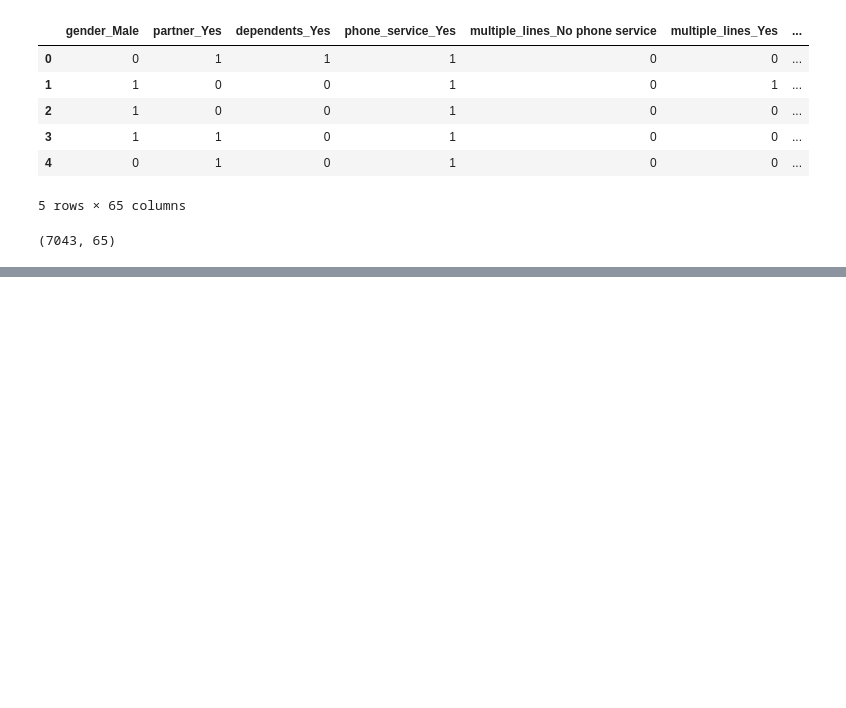
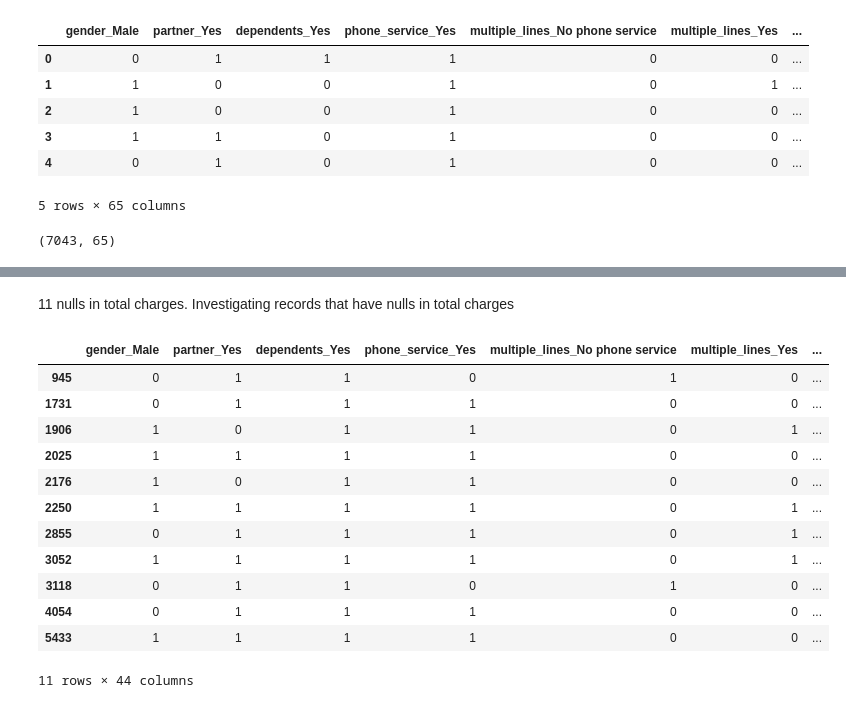
Before and after one commit to mindyshiben/classification-exercises, a Jupyter notebook: classification_exercises.ipynb, the cells around one changed output, grey strips where cells are left out. Drawn from its saved outputs; the diff is of its cells as text; code cells hidden in the pictures; blank space fills up the shorter version.

```diff
--- a/classification_exercises.ipynb
+++ b/classification_exercises.ipynb
@@ -609,0 +742,19 @@ def prep_telco(df):
+# %% [markdown]
+11 nulls in total charges. Investigating records that have nulls in total charges
+# %%
+null_total_charges = df[df.total_charges.isna()]
+null_total_charges
+# %% [output]
+|  | gender_Male | partner_Yes | dependents_Yes | phone_service_Yes | multiple_lines_No phone service | multiple_lines_Yes | ... |
+| 945 | 0 | 1 | 1 | 0 | 1 | 0 | ... |
+| 1731 | 0 | 1 | 1 | 1 | 0 | 0 | ... |
+| 1906 | 1 | 0 | 1 | 1 | 0 | 1 | ... |
+| 2025 | 1 | 1 | 1 | 1 | 0 | 0 | ... |
+| 2176 | 1 | 0 | 1 | 1 | 0 | 0 | ... |
+| 2250 | 1 | 1 | 1 | 1 | 0 | 1 | ... |
+| 2855 | 0 | 1 | 1 | 1 | 0 | 1 | ... |
+| 3052 | 1 | 1 | 1 | 1 | 0 | 1 | ... |
+| 3118 | 0 | 1 | 1 | 0 | 1 | 0 | ... |
+| 4054 | 0 | 1 | 1 | 1 | 0 | 0 | ... |
+| 5433 | 1 | 1 | 1 | 1 | 0 | 0 | ... |
+11 rows × 44 columns
```
Also changed, not shown: parts of 31 cells of this notebook.
